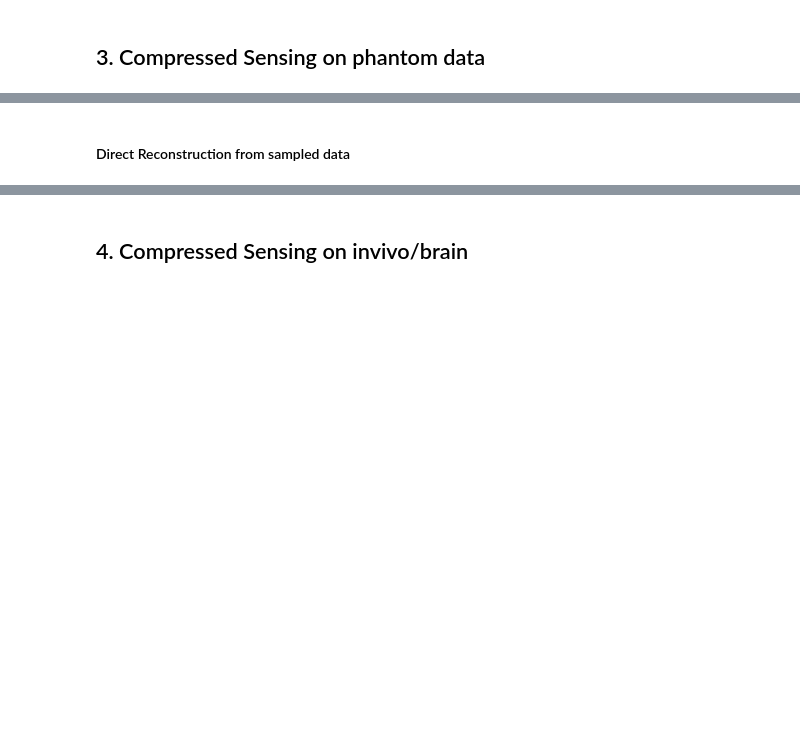
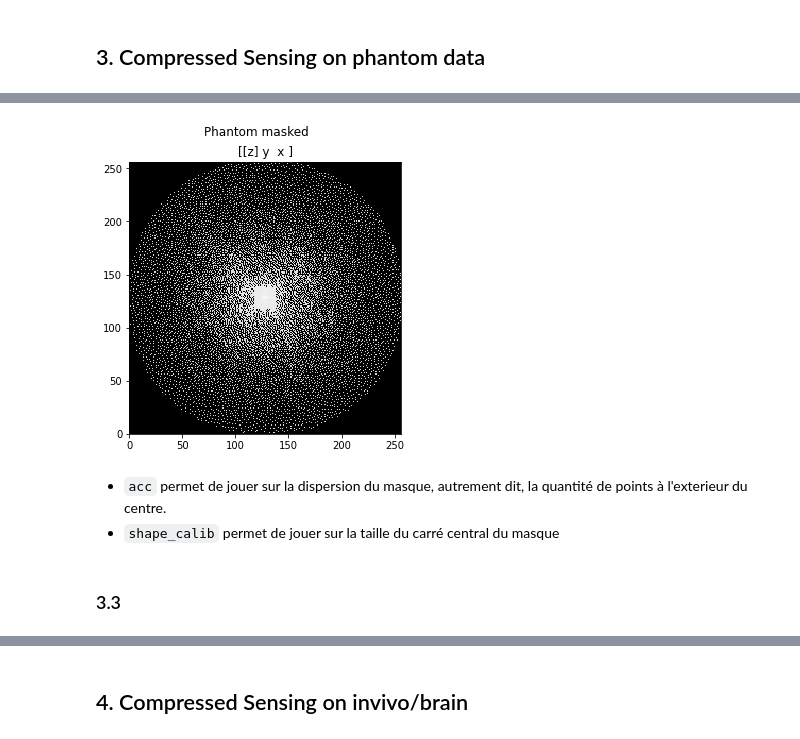
Before and after one commit to samyhaff/DATASIM_TP, a Jupyter notebook: IMBIO/TP1/TP1_saad_yassine_samy.ipynb, the cells around one changed output, grey strips where cells are left out. Saved outputs shown, nothing was run; the diff lists cells and outputs as text; code cells hidden in the pictures; blank space fills up the shorter version.

```diff
--- a/IMBIO/TP1/TP1_saad_yassine_samy.ipynb
+++ b/IMBIO/TP1/TP1_saad_yassine_samy.ipynb
@@ -198,11 +197,16 @@ plt.show()
-# %% [markdown]
-#### Direct Reconstruction from sampled data
 # %%
 ksp_phantom_masked = ksp_phantom * mask
 
-pl.ImagePlot(np.log(np.abs(ksp_phantom_masked)+1e-16), z=0, title='Logan Phantom')
+pl.ImagePlot(np.log(np.abs(ksp_phantom_masked)+1e-16), z=0, title='Phantom masked')
 
 plt.show()
+# %% [output]
+[figure, added]
+# %% [markdown]
+* `acc` permet de jouer sur la dispersion du masque, autrement dit, la quantité de points à l'exterieur du centre.
+* `shape_calib` permet de jouer sur la taille du carré central du masque
+# %% [markdown]
+### 3.3
 # %%
 image_recons = np.sum(np.abs(sp.ifft(ksp_phantom_masked, axes=(-1,-2)))**2,axis=0)**0.5
 
```
Also changed, not shown: parts of 43 cells of this notebook.
